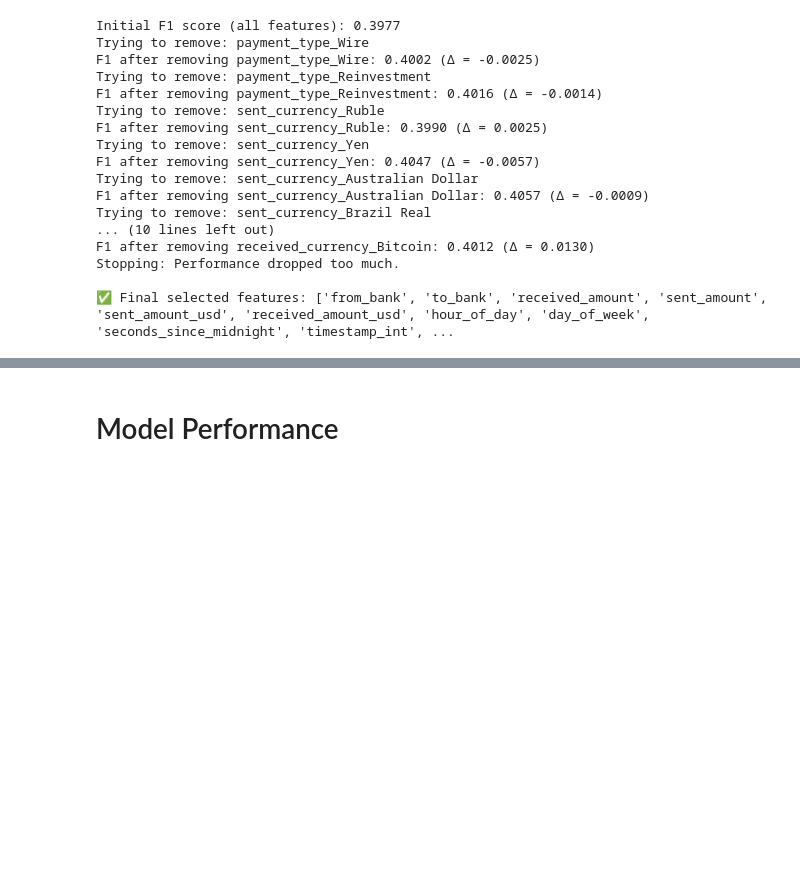
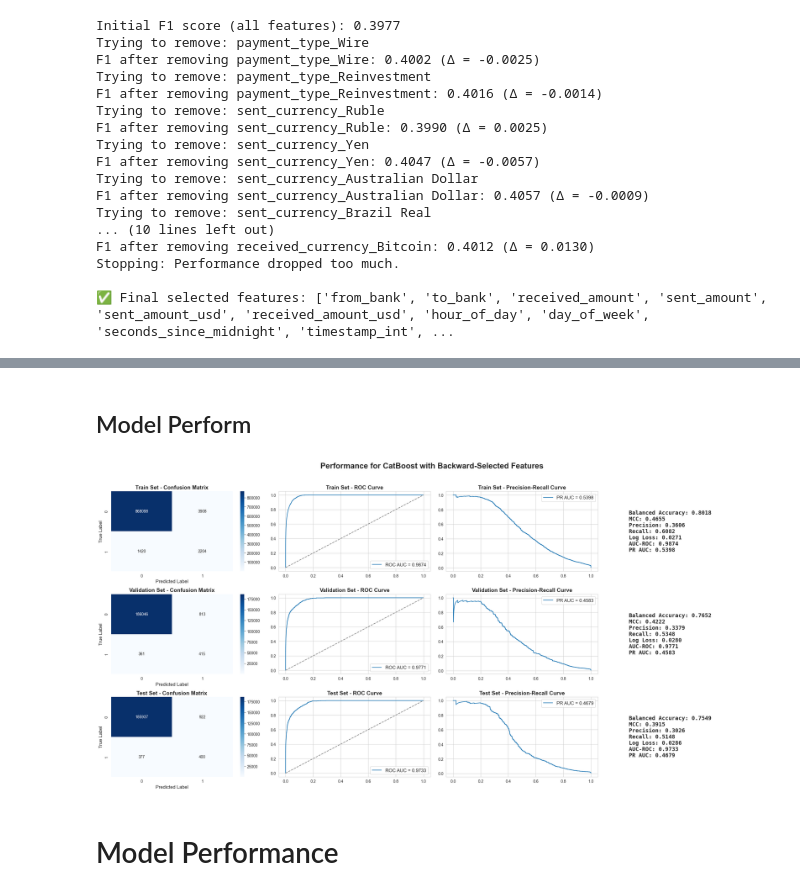
Before and after one commit to engie4800/dsi-capstone-spring-2025-TD-anti-money-laundering, a Jupyter notebook: Code/notebooks/Zoe/Final Model.ipynb, the cells around one changed output, grey strips where cells are left out. Saved outputs shown, nothing was run; the diff lists cells and outputs as text; code cells hidden in the pictures; blank space fills up the shorter version.

```diff
--- a/Code/notebooks/Zoe/Final Model.ipynb
+++ b/Code/notebooks/Zoe/Final Model.ipynb
@@ -219,0 +226,2 @@ Stopping: Performance dropped too much.
+# %%
+final_selected_features = ['from_bank', 'to_bank', 'received_amount', 'sent_amount', 'sent_amount_usd', 'received_amount_usd', 'hour_of_day', 'day_of_week', 'seconds_since_midnight', 'timestamp_int', 'timestamp_scaled', 'day_sin', 'day_cos', 'time_of_day_sin', 'time_of_day_cos', 'is_weekend', 'received_currency_Australian Dollar', 'received_currency_Bitcoin', 'received_currency_Brazil Real', 'received_currency_Canadian Dollar', 'received_currency_Euro', 'received_currency_Mexican Peso', 'received_currency_Ruble', 'received_currency_Saudi Riyal', 'received_currency_Shekel', 'received_currency_Swiss Franc', 'received_currency_UK Pound', 'received_currency_US Dollar', 'received_currency_Yuan', 'sent_currency_Canadian Dollar', 'sent_currency_Euro', 'sent_currency_Mexican Peso', 'sent_currency_Rupee', 'sent_currency_Saudi Riyal', 'sent_currency_Shekel', 'sent_currency_Swiss Franc', 'sent_currency_UK Pound', 'sent_currency_US Dollar', 'sent_currency_Yuan', 'payment_type_ACH', 'payment_type_Bitcoin', 'payment_type_Cash', 'payment_type_Cheque', 'degree_centrality_sent_amount', 'pagerank_sent_amount', 'degree_centrality_received_amount', 'pagerank_received_amount']
@@ -220,3 +283,32 @@ Stopping: Performance dropped too much.
+# %% [markdown]
+## Model Perform
+# %%
+# Apply final selected features
+X_train_sel = X_train[final_selected_features]
+X_val_sel = X_val[final_selected_features]
+X_test_sel = X_test[final_selected_features]
+
+# Predict Probabilities
+train_proba = model.predict_proba(X_train_sel)[:, 1]
+val_proba = model.predict_proba(X_val_sel)[:, 1]
+test_proba = model.predict_proba(X_test_sel)[:, 1]
+
+# Predict Labels using 0.5 threshold
+train_pred = (train_proba > 0.5).astype(int)
+val_pred = (val_proba > 0.5).astype(int)
+test_pred = (test_proba > 0.5).astype(int)
+
+# Plot metrics via pipeline
+slide_title = "Performance for CatBoost with Backward-Selected Features"
+xgb_pipeline.result_metrics(
+    slide_title,
+    y_train, train_pred, train_proba,
+    y_val, val_pred, val_proba,
+    y_test, test_pred, test_proba,
+    class_labels=["Licit", "Illicit"]
+)
+# %% [output]
+[figure, added]
 # %% [markdown]
 # Model Performance
 # %%
```
Also changed, not shown: parts of 14 cells of this notebook, 2 other files.
